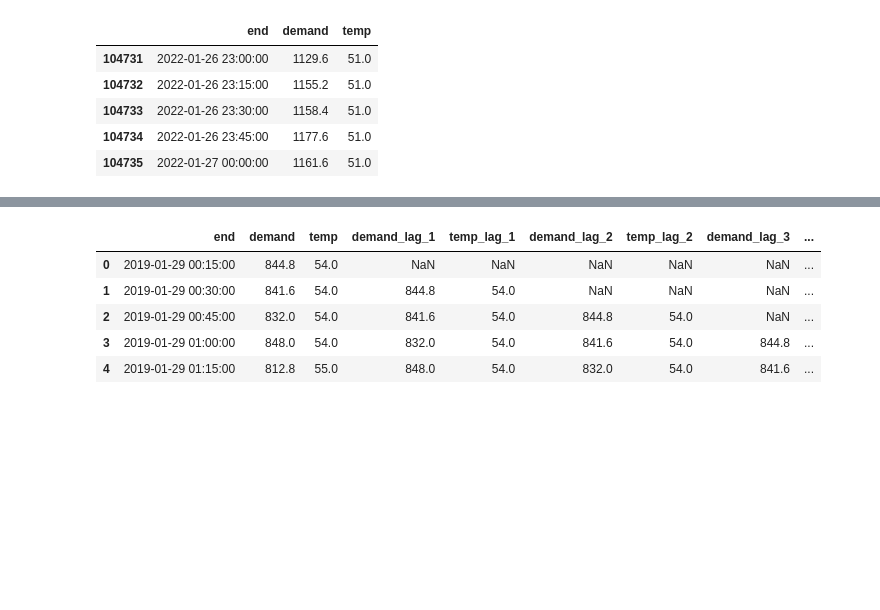
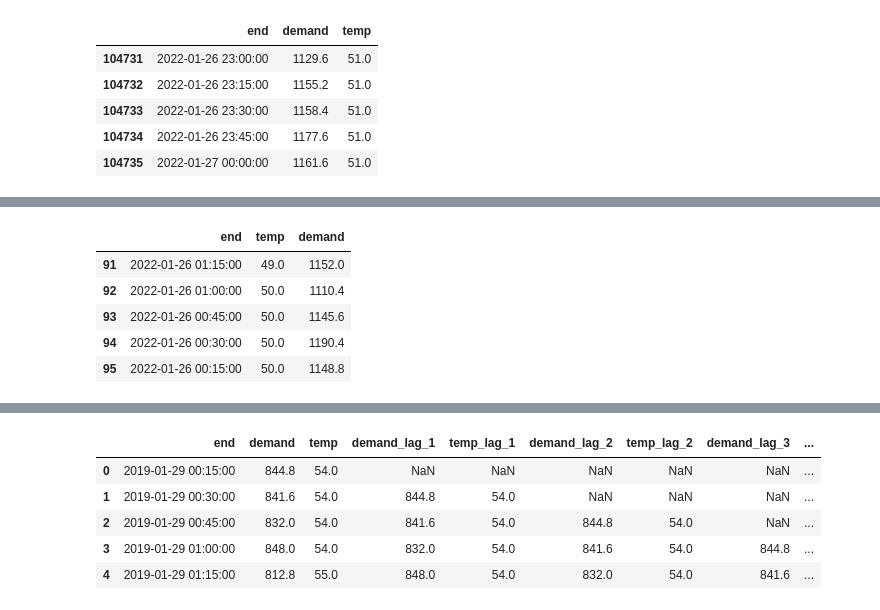
Before and after one commit to vsistla/w210-capstone-energyloadpredictor, a Jupyter notebook: model/PowerLoadPrediction-MG01-Linear-Model_v02.ipynb, the cells around one changed output, grey strips where cells are left out. Saved outputs shown, nothing was run; the diff lists cells and outputs as text; code cells hidden in the pictures; blank space fills up the shorter version.

```diff
--- a/model/PowerLoadPrediction-MG01-Linear-Model_v02.ipynb
+++ b/model/PowerLoadPrediction-MG01-Linear-Model_v02.ipynb
@@ -241,0 +255,9 @@ linear_data_mod.tail(5)
+# %%
+last_96.tail()
+# %% [output]
+|  | end | temp | demand |
+| 91 | 2022-01-26 01:15:00 | 49.0 | 1152.0 |
+| 92 | 2022-01-26 01:00:00 | 50.0 | 1110.4 |
+| 93 | 2022-01-26 00:45:00 | 50.0 | 1145.6 |
+| 94 | 2022-01-26 00:30:00 | 50.0 | 1190.4 |
+| 95 | 2022-01-26 00:15:00 | 50.0 | 1148.8 |
```
Also changed, not shown: parts of 11 cells of this notebook.
